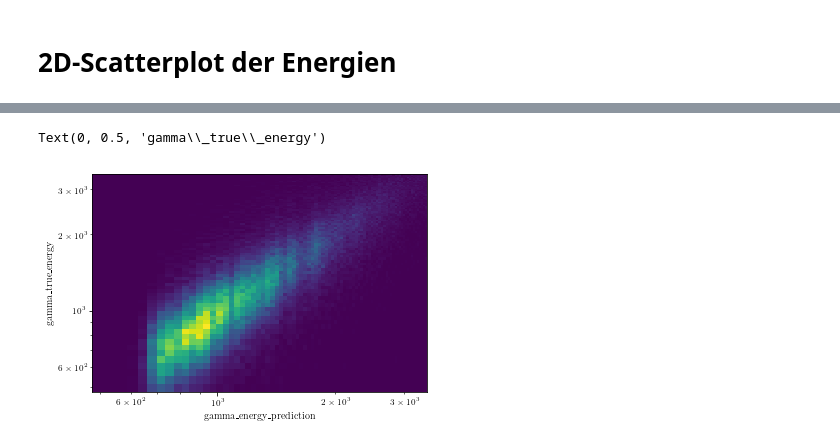
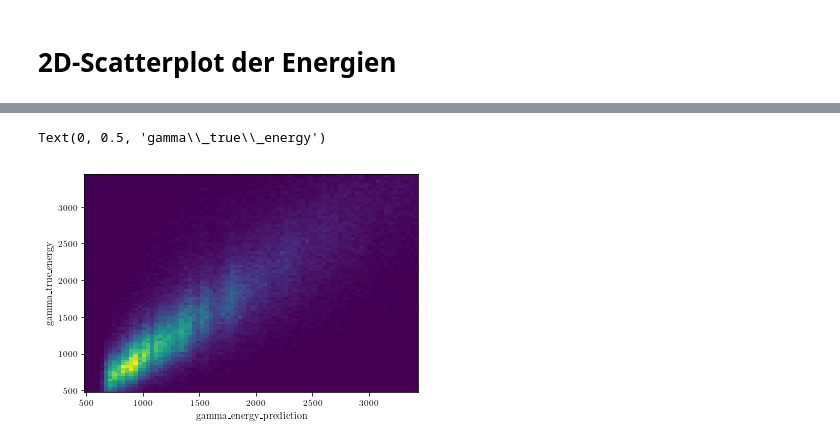
Before and after one commit to Ninilini/FP_Teilchen, a Jupyter notebook: FACT/plots/data_reading.ipynb, the cells around one changed output, grey strips where cells are left out. Drawn from its saved outputs; the diff is of its cells as text; code cells hidden in the pictures.

```diff
--- a/FACT/plots/data_reading.ipynb
+++ b/FACT/plots/data_reading.ipynb
@@ -150,20 +157,20 @@ np.shape(matrix)
 # %%
 # definiere Grenzquantile für plot
 up = np.quantile(gammas['corsika_event_header_total_energy'], 0.9)
 low = np.quantile(gammas['corsika_event_header_total_energy'], 0.1)
 
 plt.hist2d(gammas_sel['gamma_energy_prediction'],
                                          gammas_sel['corsika_event_header_total_energy'],
                                          bins=80,
                                          normed='True',
                                          range=[[low, up],[low, up]])
-plt.xscale('log')
-plt.yscale('log')
+#plt.xscale('log')#
+#plt.yscale('log')
 plt.xlabel('gamma\_energy\_prediction')
 plt.ylabel('gamma\_true\_energy')
 # %% [output]
 Text(0, 0.5, 'gamma\\_true\\_energy')
-[figure, old version]
+[figure, new version]
 # %%
 # Untergrund binnen
 b, bins, p = plt.hist(bkg['gamma_energy_prediction'], bins=xedge)
```
Also changed, not shown: parts of 9 cells of this notebook.
